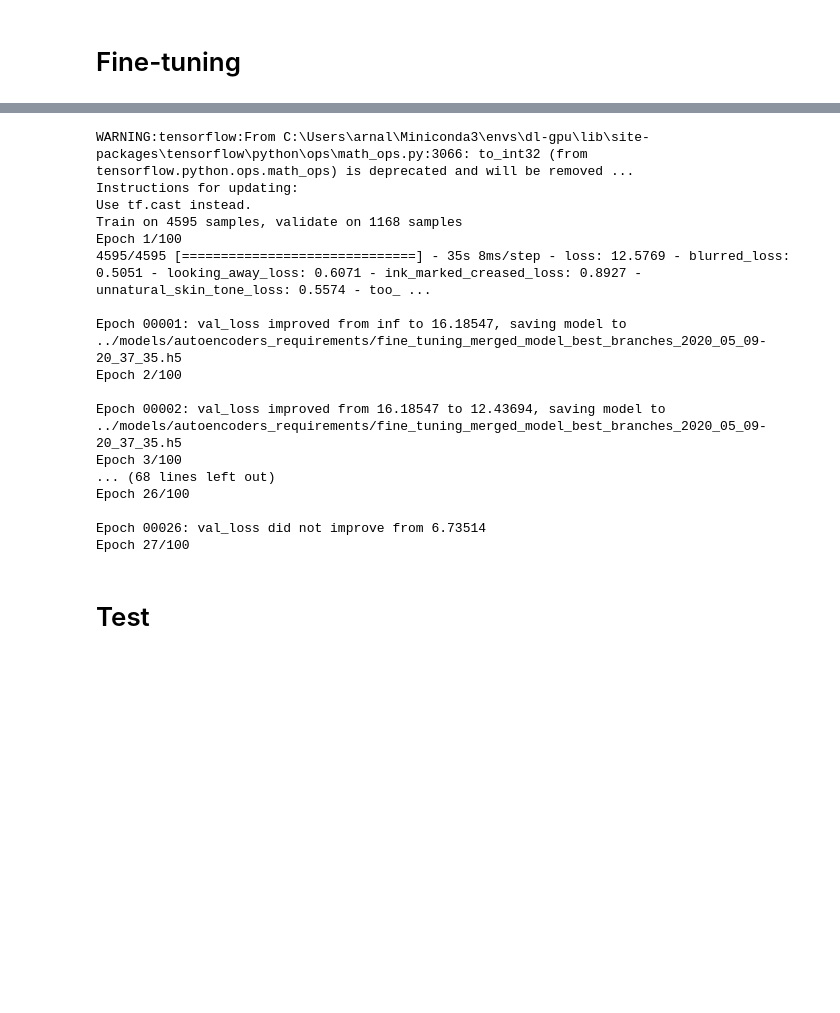
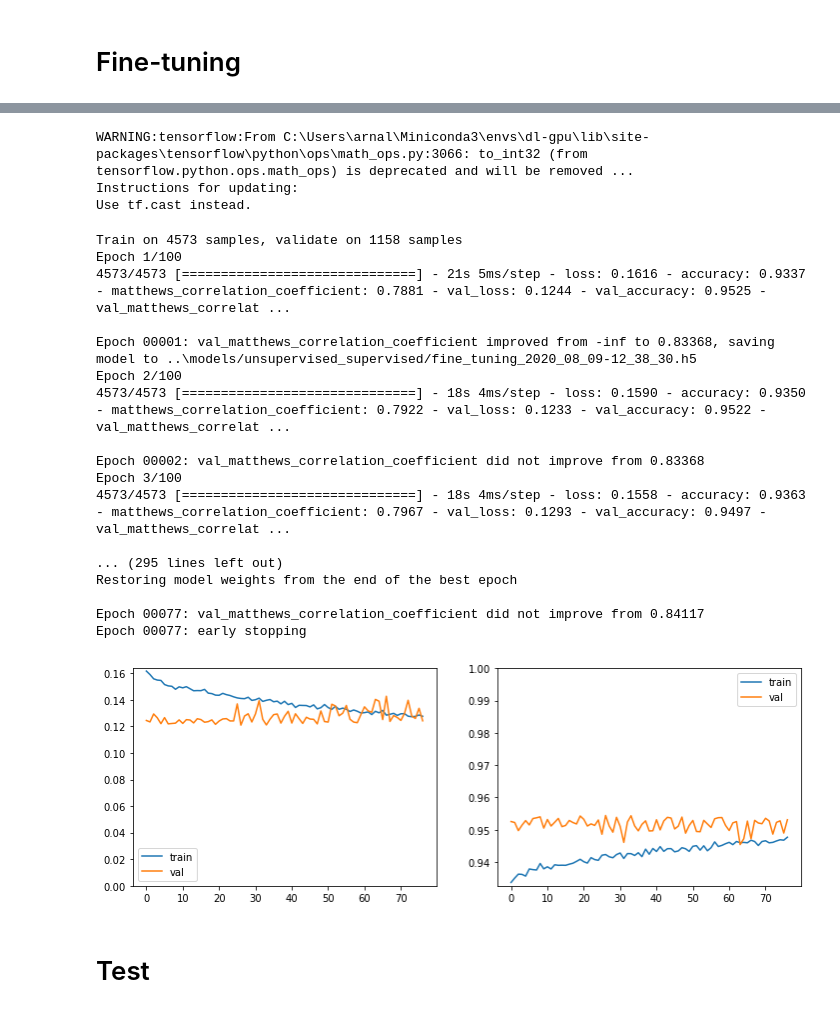
Before and after one commit to arnaldog12/icaonet, a Jupyter notebook: notebooks/Fine-tuning.ipynb, the cells around one changed output, grey strips where cells are left out. Drawn from its saved outputs; the diff is of its cells as text; code cells hidden in the pictures; blank space fills up the shorter version.

```diff
--- a/notebooks/Fine-tuning.ipynb
+++ b/notebooks/Fine-tuning.ipynb
@@ -34,0 +34,12 @@ FILE_BASE_MODEL = '../models/autoencoders_requirements/merged_model_best_branche
+# %%
+PATH_TO_ROOT = '..'
+
+FOLDER_MODELS = join(PATH_TO_ROOT, 'models/unsupervised_supervised/')
+FILE_BASE_MODEL = join(FOLDER_MODELS, 'model_2020_07_12-02_22_54.h5')
+FILE_DUMP_IMAGES = join(PATH_TO_ROOT, FILE_DUMP_IMAGES)
+FILE_DUMP_MRKS = join(PATH_TO_ROOT, FILE_DUMP_MRKS)
+
+print(FOLDER_MODELS)
+print(FILE_BASE_MODEL)
+print(FILE_DUMP_IMAGES)
+print(FILE_DUMP_MRKS)
@@ -125,71 +137,61 @@ dict_val, dict_val_props = get_output_counts(output_names, y_val)
 # %%
 set_random_seeds()
 
 model.compile(
-    optimizer=Adam(),
+    optimizer=Adam(learning_rate=1e-4),
     loss='binary_crossentropy',
     metrics=['accuracy', mcc]
 )
 
-metric_to_monitor = 'val_loss'
-FILE_MODEL = FOLDER_MODELS + timestamp_model_name(prefix='fine_tuning_merged_model_best_branches_')
-early_stopping = EarlyStopping(
-    monitor=metric_to_monitor,
-    mode='min',
-    patience=50,
-    verbose=1,
-    restore_best_weights=True
-)
+metric_to_monitor = 'val_matthews_correlation_coefficient'
+FILE_MODEL = FOLDER_MODELS + timestamp_model_name(prefix='fine_tuning_')
 
-model_checkpoint = ModelCheckpoint(
-    FILE_MODEL,
-    monitor=metric_to_monitor,
-    mode='min',
-    verbose=1,
-    save_best_only=True
-)
+list_callbacks = [
+    EarlyStopping(monitor=metric_to_monitor, mode='max', patience=50, verbose=1, restore_best_weights=True),
+    ModelCheckpoint(FILE_MODEL, monitor=metric_to_monitor, mode='max', verbose=1, save_best_only=True)
+]
 
 class_weights = [compute_class_weights(y_train[:, i]) for i in range(y_train.shape[1])]
 
 mlflow.set_experiment(MLFLOW_EXPERIMENT_NAME)
 mlflow.log_param("seed", RANDOM_SEED)
-mlflow.log_param("class_train", dict_train)
-mlflow.log_param("class_val", dict_val)
-mlflow.log_param("class_train_prop", dict_train_props)
-mlflow.log_param("class_val_prop", dict_val_props)
 mlflow.keras.autolog()
 
 hist = model.fit(
-    x_train,
-    np.hsplit(y_train, range(1, y_train.shape[1])),
+    x=x_train,
+    y=y_train,
     batch_size=32,
     epochs=100,
-    validation_data=(x_val, np.hsplit(y_val, range(1, y_val.shape[1]))),
-    callbacks=[early_stopping, model_checkpoint],
+    validation_data=(x_val, y_val),
+    callbacks=list_callbacks,
     verbose=1,
     class_weight=class_weights,
 )
 plot.keras_hist(hist.history)
 
 mlflow.end_run()
 # %% [output]
 WARNING:tensorflow:From C:\Users\arnal\Miniconda3\envs\dl-gpu\lib\site-packages\tensorflow\python\ops\math_ops.py:3066: to_int32 (from tensorflow.python.ops.math_ops) is deprecated and will be removed ...
 Instructions for updating:
 Use tf.cast instead.
-Train on 4595 samples, validate on 1168 samples
-Epoch 1/100
-4595/4595 [==============================] - 35s 8ms/step - loss: 12.5769 - blurred_loss: 0.5051 - looking_away_loss: 0.6071 - ink_marked_creased_loss: 0.8927 - unnatural_skin_tone_loss: 0.5574 - too_ ...
-
-Epoch 00001: val_loss improved from inf to 16.18547, saving model to ../models/autoencoders_requirements/fine_tuning_merged_model_best_branches_2020_05_09-20_37_35.h5
-Epoch 2/100
-
-Epoch 00002: val_loss improved from 16.18547 to 12.43694, saving model to ../models/autoencoders_requirements/fine_tuning_merged_model_best_branches_2020_05_09-20_37_35.h5
-Epoch 3/100
-... (68 lines left out)
-Epoch 26/100
-
-Epoch 00026: val_loss did not improve from 6.73514
-Epoch 27/100
+Train on 4573 samples, validate on 1158 samples
+Epoch 1/100
+4573/4573 [==============================] - 21s 5ms/step - loss: 0.1616 - accuracy: 0.9337 - matthews_correlation_coefficient: 0.7881 - val_loss: 0.1244 - val_accuracy: 0.9525 - val_matthews_correlat ...
+
+Epoch 00001: val_matthews_correlation_coefficient improved from -inf to 0.83368, saving model to ..\models/unsupervised_supervised/fine_tuning_2020_08_09-12_38_30.h5
+Epoch 2/100
+4573/4573 [==============================] - 18s 4ms/step - loss: 0.1590 - accuracy: 0.9350 - matthews_correlation_coefficient: 0.7922 - val_loss: 0.1233 - val_accuracy: 0.9522 - val_matthews_correlat ...
+
+Epoch 00002: val_matthews_correlation_coefficient did not improve from 0.83368
+Epoch 3/100
+4573/4573 [==============================] - 18s 4ms/step - loss: 0.1558 - accuracy: 0.9363 - matthews_correlation_coefficient: 0.7967 - val_loss: 0.1293 - val_accuracy: 0.9497 - val_matthews_correlat ...
+
+... (295 lines left out)
+Restoring model weights from the end of the best epoch
+
+Epoch 00077: val_matthews_correlation_coefficient did not improve from 0.84117
+Epoch 00077: early stopping
+[figure, added]
 # %% [markdown]
 # Test
 # %%
```
Also changed, not shown: parts of 12 cells of this notebook, 1 other file.
